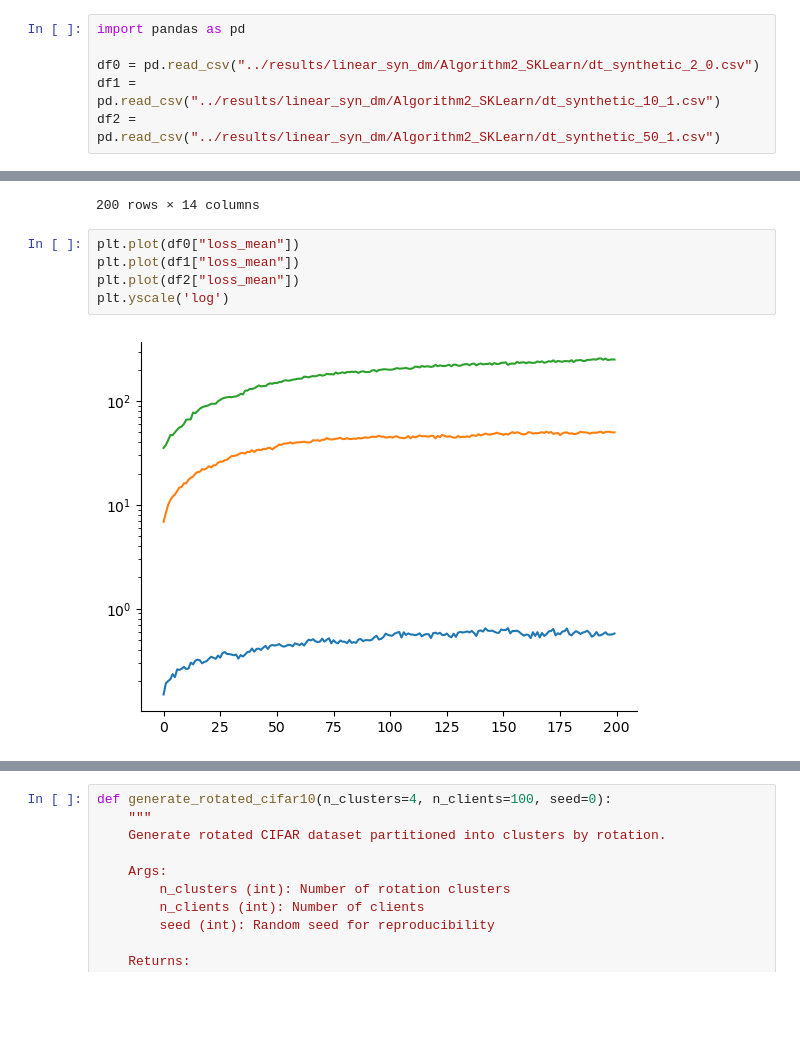
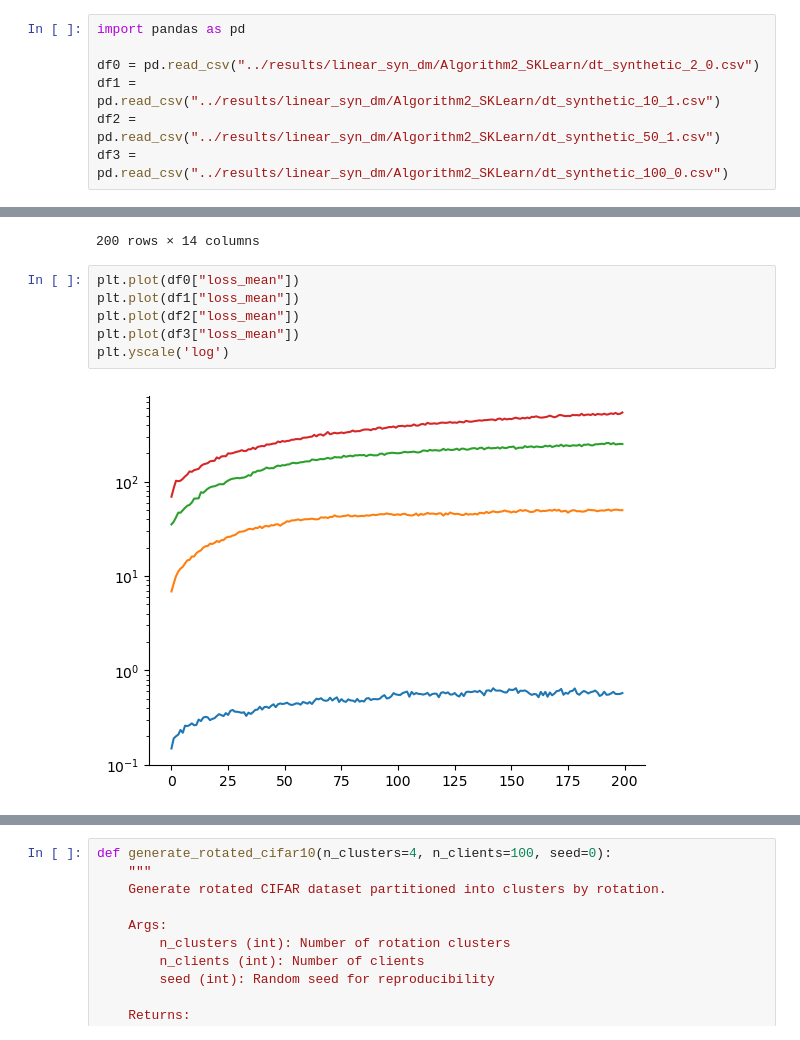
Before and after one commit to shamPJ/PersFL, a Jupyter notebook: notebooks/persFL-Copy2.ipynb, the cells around one changed output, grey strips where cells are left out. Cells and saved outputs as stored; diff of their text form; blank space fills up the shorter version.

```diff
--- a/notebooks/persFL-Copy2.ipynb
+++ b/notebooks/persFL-Copy2.ipynb
@@ -1008,6 +1008,7 @@ import pandas as pd
 df0 = pd.read_csv("../results/linear_syn_dm/Algorithm2_SKLearn/dt_synthetic_2_0.csv")
 df1 = pd.read_csv("../results/linear_syn_dm/Algorithm2_SKLearn/dt_synthetic_10_1.csv")
 df2 = pd.read_csv("../results/linear_syn_dm/Algorithm2_SKLearn/dt_synthetic_50_1.csv")
+df3 = pd.read_csv("../results/linear_syn_dm/Algorithm2_SKLearn/dt_synthetic_100_0.csv")
 # %%
 df0
 # %% [output]
@@ -1027,10 +1028,11 @@ df0
 # %%
 plt.plot(df0["loss_mean"])
 plt.plot(df1["loss_mean"])
 plt.plot(df2["loss_mean"])
+plt.plot(df3["loss_mean"])
 plt.yscale('log')
 # %% [output]
-[figure, old version]
+[figure, new version]
 # %%
 plt.plot(df0["MSE_val"])
 plt.plot(df1["MSE_val"])
```
Also changed, not shown: parts of 2 cells of this notebook, 2 other files.
